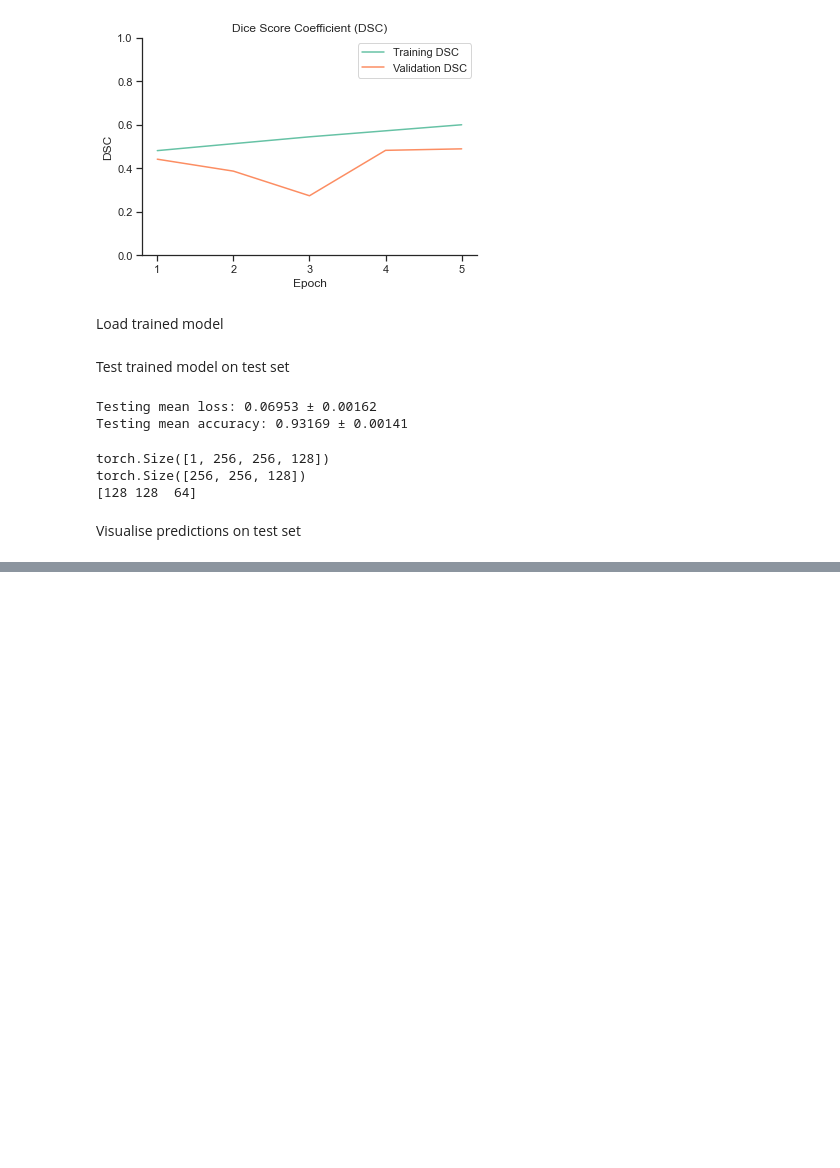
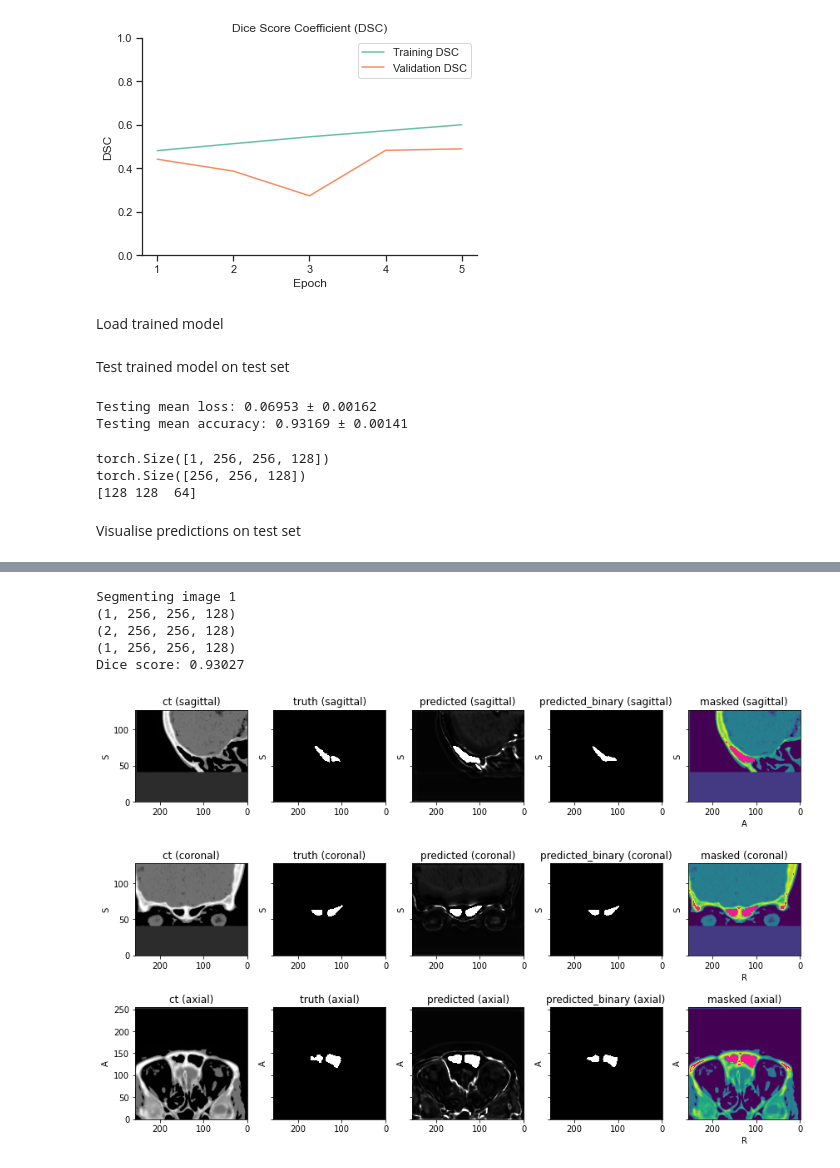
Before and after one commit to cherriec/AI-CT-Sinus, a Jupyter notebook: sampleseg.ipynb, the cells around one changed output, grey strips where cells are left out. Drawn from its saved outputs; the diff is of its cells as text; code cells hidden in the pictures; blank space fills up the shorter version.

```diff
--- a/sampleseg.ipynb
+++ b/sampleseg.ipynb
@@ -603,35 +613,67 @@ ValueError: all the input arrays must have same number of dimensions, but the ar
 # %%
 test_loader = torch.utils.data.DataLoader(
     test_set,
     batch_size=batch_size,
     num_workers=num_workers,
 )
+generator = iter(test_loader)
 
-generator = iter(test_loader)
+viridis = cm.get_cmap('viridis', 256)
+newcolors = viridis(np.linspace(0, 1, 256))
+pink = np.array([248/256, 24/256, 148/256, 1])
+newcolors[-1:, :] = pink
+newcmp = ListedColormap(newcolors)
 
 for i in range(len(test_loader)):
     print("Segmenting image {0}".format(i+1))
     batch = next(generator)
     inputs, targets = prepare_batch(batch, device)
     FIRST = 0
     FOREGROUND = 1
     with torch.no_grad():
 #         probabilities = trained_model(inputs).softmax(dim=1)[:, FOREGROUND:].cpu()
 #         probabilities = F.softmax(trained_model(inputs), dim=CHANNELS_DIMENSION)[:, FOREGROUND:].cpu()
         probabilities = torch.sigmoid(trained_model(inputs)).cpu()
 
+    truth = torch.sum(batch['label'][tio.DATA][0], dim=0, keepdim=True)
+    predicted_binary = (probabilities[0]>threshold).float()
+    inverse_mask = 1 - predicted_binary
     affine = batch['label'][tio.AFFINE][0].numpy()
+
     subject = tio.Subject(
         ct=tio.ScalarImage(tensor=batch['img'][tio.DATA][0], affine=affine),
         truth=tio.LabelMap(tensor=batch['label'][tio.DATA][0], affine=affine),
+#         truth2=tio.LabelMap(tensor=batch['label'][tio.DATA][0][0], affine=affine),
         predicted=tio.ScalarImage(tensor=(probabilities[0]), affine=affine),
-        predicted_binary= tio.LabelMap(tensor=(probabilities[0]>threshold), affine=affine)
+        predicted_binary=tio.LabelMap(tensor=predicted_binary, affine=affine),
+        predicted_inverse=tio.LabelMap(tensor=inverse_mask, affine=affine),
+        inverse_mask=tio.LabelMap(tensor=torch.argmax(inverse_mask, dim=0, keepdim=True), affine=affine)
     )
+
+    print(subject.ct.shape)
+    print(subject.truth.shape)
+    print(subject.inverse_mask.shape)
+
+    mask = tio.Mask('inverse_mask', outside_value = 99)
+    masked = mask(subject)
+    subject.add_image(masked.ct, 'masked')
+
+    subject.remove_image('predicted_inverse')
+    subject.remove_image('inverse_mask')
 
     score = get_dice_score((probabilities > threshold).float(), batch['label'][tio.DATA]).mean().item()
     print("Dice score: {0:.5f}".format(score))
-    # subject.plot(figsize=(9, 8), cmap_dict={'predicted': 'RdBu_r'})
-    subject.plot(figsize=(9, 8))
+    subject.plot(figsize=(12, 8), cmap_dict={'masked': newcmp})
+#     subject.plot(figsize=(12, 8))
+
+    break
+# %% [output]
+Segmenting image 1
+(1, 256, 256, 128)
+(2, 256, 256, 128)
+(1, 256, 256, 128)
+Dice score: 0.93027
+[figure, added]
 # %%
 for i, subject in enumerate(test_set.dry_iter()):
     subject['img'].save("./testset88/testimg{0}.nii".format(i+1))
```
Also changed, not shown: parts of 5 cells of this notebook.
